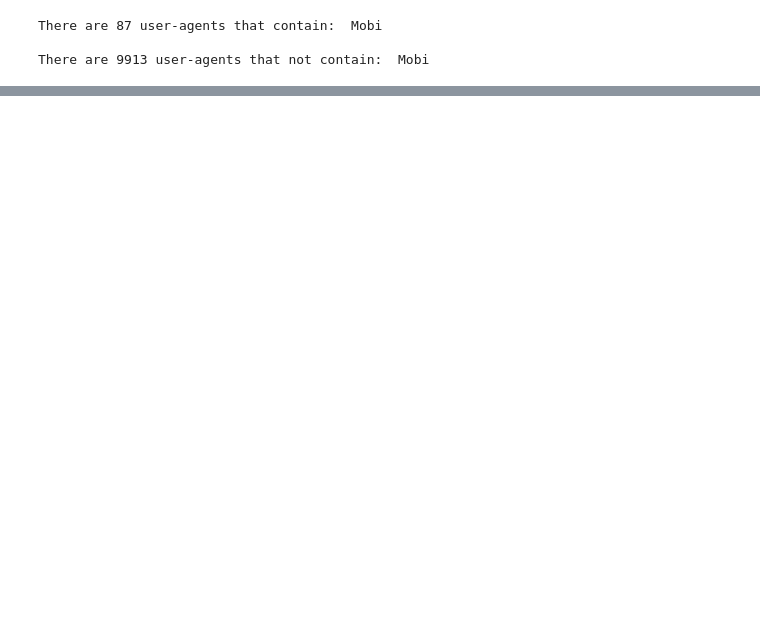
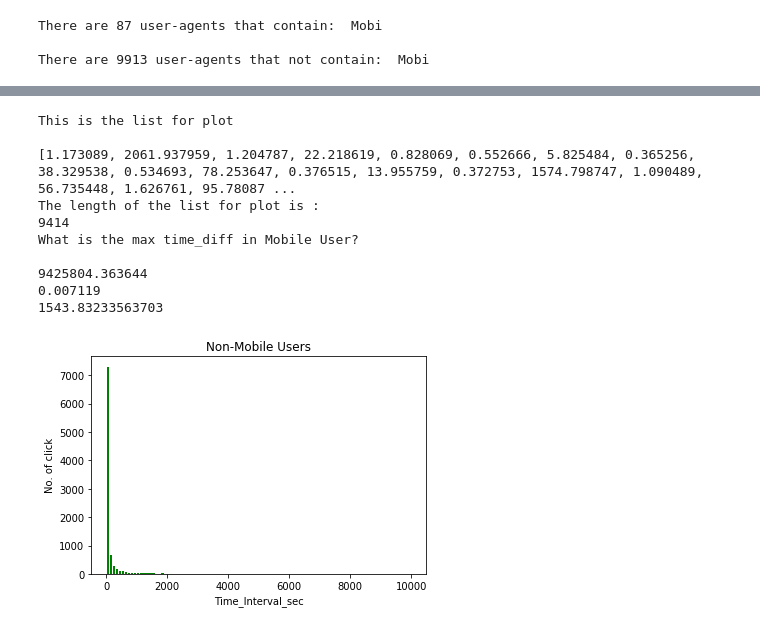
Before and after one commit to jyoonkim/Test, a Jupyter notebook: user_device_JY.ipynb, the cells around one changed output, grey strips where cells are left out. Drawn from its saved outputs; the diff is of its cells as text; code cells hidden in the pictures; blank space fills up the shorter version.

```diff
--- a/user_device_JY.ipynb
+++ b/user_device_JY.ipynb
@@ -406,0 +441,69 @@ Mozilla/5.0 (Linux; Android 5.1.1; SM-G361H Build/LMY48B) AppleWebKit/537.36 (KH
+# %%
+### Plot for Non-Mobile users ###
+
+### Plot for Mobile Users ###
+
+print("This is the list for plot\n")
+print(Plot_time_diff_Non_Mobile_List)
+
+print("The length of the list for plot is : ")
+print(len(Plot_time_diff_Non_Mobile_List))
+
+print("What is the max time_diff in Mobile User?\n")
+print(max(Plot_time_diff_Non_Mobile_List))   ####   9425804.363644
+print(min(Plot_time_diff_Non_Mobile_List))   #### 0.007119
+print(np.mean(Plot_time_diff_Non_Mobile_List))   #### 1543.8323356370306
+
+range = (0,10000)
+bins = 100
+
+## Plotting a histogram
+
+plt.hist(Plot_time_diff_Non_Mobile_List, bins, range, color = 'green', histtype = 'bar', rwidth = 0.8)
+
+# x-axis label
+plt.xlabel('Time_Interval_sec')
+# frequency label
+plt.ylabel('No. of click')
+# plot title
+plt.title('Non-Mobile Users')
+
+# function to show the plot
+plt.show()
+
+### The threshold is 2000 sec #### --> We have to get rid of data which is more than 2000 sec
+
+### Make a New array ###
+Th_Plot_time_diff_Non_Mobile_List = []
+
+for i,e in enumerate(Plot_time_diff_Non_Mobile_List):
+    if(e<=2000):  #### I'll just make the time_diff more than 2000 sec -> 0 sec
+        print(type(e))
+        print(e)
+        Th_Plot_time_diff_Non_Mobile_List.append(e)
+
+print(len(Th_Plot_time_diff_Non_Mobile_List))  ### 9039 clicks (threshold was applied)
+print(np.mean(Th_Plot_time_diff_Non_Mobile_List))  #### 96.79764953169598 is the average time_diff for Mobile Users
+
+
+
+########### Overall Results ############
+# 1. Without threshold(=2000 sec)
+#    1) Mobile Users : Average time_diff -> 75.38333333333334 sec
+#    2) Non-Mobile Users : Average time_diff -> 661.9274545454546 sec  < eight or nine times >
+
+# 2. With threshold(=2000 sec)
+#    1) Mobile users : Average time_diff -> 45.758506364864864 sec
+#    2) Non-Mobile Users : Average time_diff -> 96.79764953169598    <  Two times  >
+# %% [output]
+This is the list for plot
+
+[1.173089, 2061.937959, 1.204787, 22.218619, 0.828069, 0.552666, 5.825484, 0.365256, 38.329538, 0.534693, 78.253647, 0.376515, 13.955759, 0.372753, 1574.798747, 1.090489, 56.735448, 1.626761, 95.78087 ...
+The length of the list for plot is :
+9414
+What is the max time_diff in Mobile User?
+
+9425804.363644
+0.007119
+1543.83233563703
+[figure, added]
```
Also changed, not shown: parts of 14 cells of this notebook.
